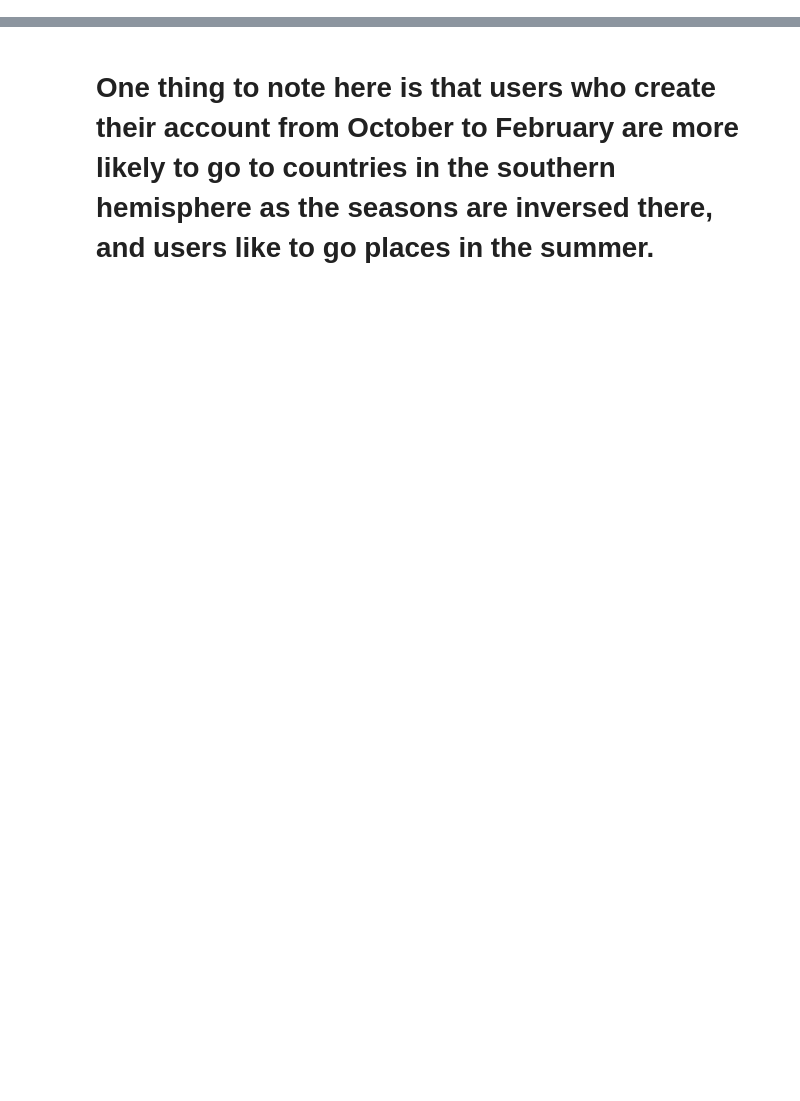
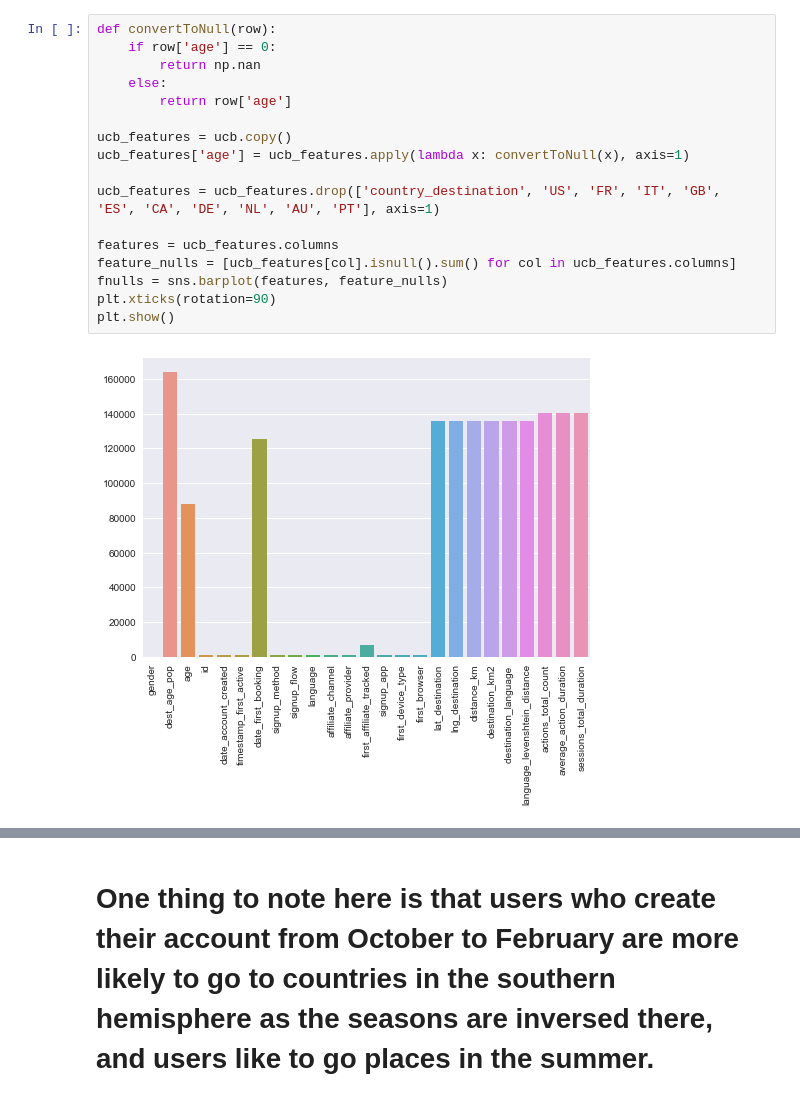
Before and after one commit to TJBANEY/Springboard-Code, a Jupyter notebook: Capstone Data Story.ipynb, the cells around one changed output, grey strips where cells are left out. Saved outputs shown, nothing was run; the diff lists cells and outputs as text; blank space fills up the shorter version.

```diff
--- a/Capstone Data Story.ipynb
+++ b/Capstone Data Story.ipynb
@@ -233,0 +90,19 @@ plt.show()
+# %%
+def convertToNull(row):
+    if row['age'] == 0:
+        return np.nan
+    else:
+        return row['age']
+
+ucb_features = ucb.copy()
+ucb_features['age'] = ucb_features.apply(lambda x: convertToNull(x), axis=1)
+
+ucb_features = ucb_features.drop(['country_destination', 'US', 'FR', 'IT', 'GB', 'ES', 'CA', 'DE', 'NL', 'AU', 'PT'], axis=1)
+
+features = ucb_features.columns
+feature_nulls = [ucb_features[col].isnull().sum() for col in ucb_features.columns]
+fnulls = sns.barplot(features, feature_nulls)
+plt.xticks(rotation=90)
+plt.show()
+# %% [output]
+[figure, added]
```
Also changed, not shown: parts of 54 cells of this notebook, 4 other files.
